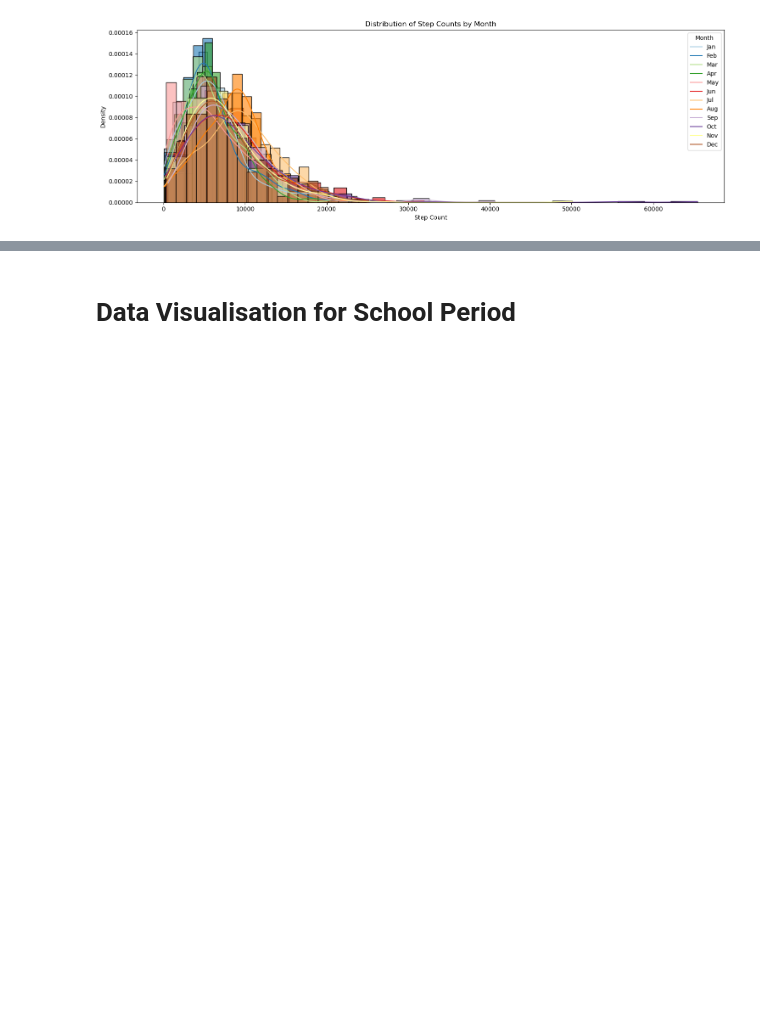
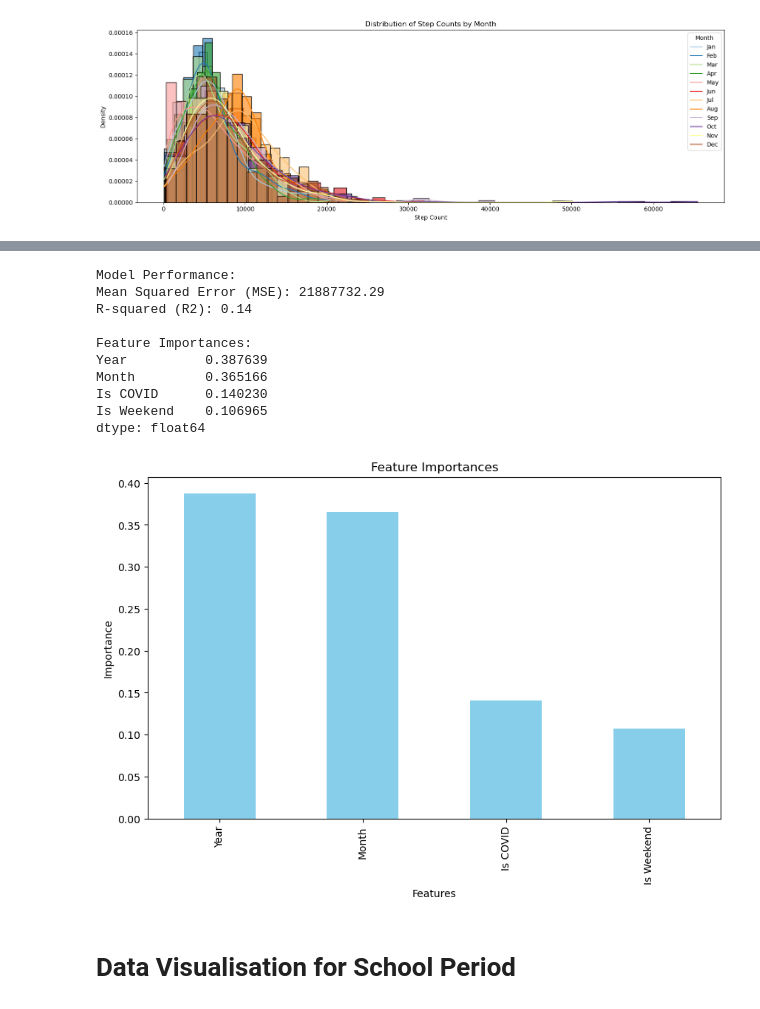
Before and after one commit to Akseldindisyan/my-step-count-analysis, a Jupyter notebook: Main.ipynb, the cells around one changed output, grey strips where cells are left out. Saved outputs shown, nothing was run; the diff lists cells and outputs as text; code cells hidden in the pictures; blank space fills up the shorter version.

```diff
--- a/Main.ipynb
+++ b/Main.ipynb
@@ -827,0 +1045,13 @@ Mean Steps outside University: 6820.57
+# %%
+# Add 'Is University' column
+data_long_period['Is University'] = (data_long_period['Date'] >= pd.Timestamp('2022-09-30')).astype(int)
+
+# Define groups
+before_uni_steps = data_long_period[data_long_period['Is University'] == 0]['Steps']
+after_uni_steps = data_long_period[data_long_period['Is University'] == 1]['Steps']
+
+# Perform one-tailed t-test
+t_stat, p_value, result = one_tailed_t_test(before_uni_steps, after_uni_steps, direction='less')
+print("Before Uni vs. After Uni:")
+print(f"T-statistic: {t_stat:.2f}, One-tailed P-value: {p_value:.4f}")
+print(f"Result: {result}")
@@ -926,3 +1169,70 @@ print(data_long_period.head())
+# %%
+import pandas as pd
+import numpy as np
+from sklearn.model_selection import train_test_split
+from sklearn.ensemble import RandomForestRegressor
+from sklearn.metrics import mean_squared_error, r2_score
+import matplotlib.pyplot as plt
+
+# Assuming data_long_period is already loaded and contains the necessary columns
+# Dropping the 'Date' column as it's not suitable for prediction
+data = data_long_period.drop(columns=['Date','Is University','Is Summer'])
+
+#data = pd.get_dummies(data, columns=['Day'], drop_first=True)
+
+# Splitting data into features (X) and target (y)
+X = data.drop(columns=['Steps', 'Day_Type', 'Day','Season','COVID', 'University'])  # Features
+y = data['Steps']  # Target variable
+
+# Handle missing values by filling them with the mean (or use another imputation method if desired)
+X = X.fillna(X.mean())
+
+# Split the dataset into training and testing sets
+X_train, X_test, y_train, y_test = train_test_split(X, y, test_size=0.2, random_state=42)
+
+# Initialize the Random Forest Regressor
+rf_model = RandomForestRegressor(n_estimators=100, random_state=42)
+
+# Train the model on the training data
+rf_model.fit(X_train, y_train)
+
+# Make predictions on the test data
+y_pred = rf_model.predict(X_test)
+
+# Evaluate the model
+mse = mean_squared_error(y_test, y_pred)
+r2 = r2_score(y_test, y_pred)
+
+print("Model Performance:")
+print(f"Mean Squared Error (MSE): {mse:.2f}")
+print(f"R-squared (R2): {r2:.2f}")
+
+# Feature Importance
+feature_importances = pd.Series(rf_model.feature_importances_, index=X.columns)
+feature_importances = feature_importances.sort_values(ascending=False)
+
+print("\nFeature Importances:")
+print(feature_importances)
+
+# Plot Feature Importances
+plt.figure(figsize=(10, 6))
+feature_importances.plot(kind='bar', color='skyblue')
+plt.title("Feature Importances")
+plt.ylabel("Importance")
+plt.xlabel("Features")
+plt.show()
+# %% [output]
+Model Performance:
+Mean Squared Error (MSE): 21887732.29
+R-squared (R2): 0.14
+
+Feature Importances:
+Year          0.387639
+Month         0.365166
+Is COVID      0.140230
+Is Weekend    0.106965
+dtype: float64
+[figure, added]
 # %% [markdown]
 # Data Visualisation for School Period
 # %%
```
Also changed, not shown: parts of 34 cells of this notebook.
